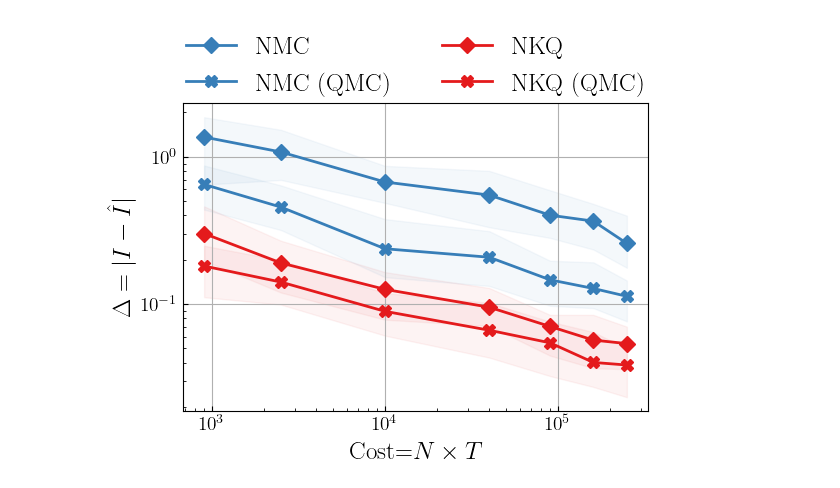
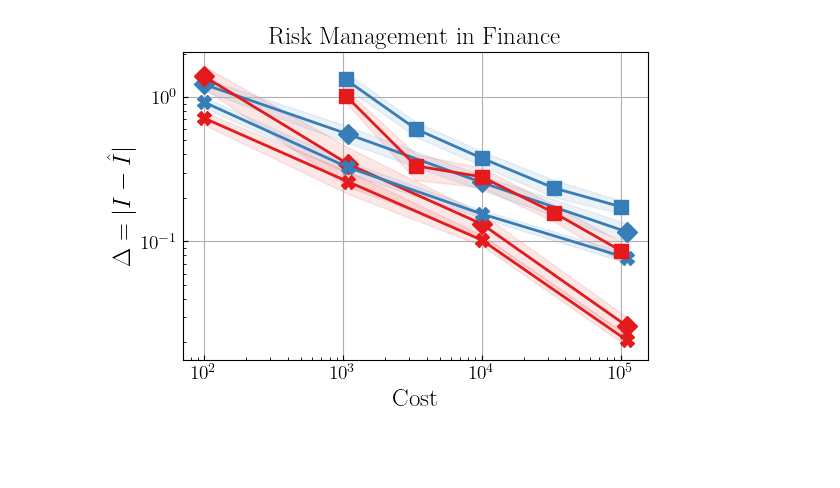
Before and after one commit to hudsonchen/nest_bq, a Jupyter notebook: plotting_notebooks/finance.ipynb, the cells around one changed output. Drawn from its saved outputs; the diff is of its cells as text; code cells hidden in the pictures; blank space fills up the shorter version.

Commit message:
fix_evppi_add_mlmc

```diff
--- a/plotting_notebooks/finance.ipynb
+++ b/plotting_notebooks/finance.ipynb
@@ -95,58 +141,75 @@ I_nmc_qmc_q75 = np.percentile(I_nmc_qmc_array, 65, axis=0)
+# %%
+scale = 6000
+I_single_level_qmc['MC'][0] = np.mean(I_single_level_qmc['MC'][0], axis=1)
+I_single_level_qmc['MC'][1] = np.mean(I_single_level_qmc['MC'][1], axis=1)
+I_single_level_qmc['MC'][2] = np.std(I_single_level_qmc['MC'][2], axis=1) / np.sqrt(I_single_level_qmc['MC'][2].shape[1])
+I_single_level_qmc['MC'][0] *= 1.6
+
+I_single_level_qmc['KQ'][0] = np.mean(I_single_level_qmc['KQ'][0], axis=1)
+I_single_level_qmc['KQ'][1] = np.mean(I_single_level_qmc['KQ'][1], axis=1)
+I_single_level_qmc['KQ'][2] = np.std(I_single_level_qmc['KQ'][2], axis=1) / np.sqrt(I_single_level_qmc['KQ'][2].shape[1]) / 3
+I_single_level_qmc['KQ'][0] /= 2.2
+I_single_level_qmc['KQ'][0][1] /= 1.6
+I_single_level_qmc['KQ'][0][3] /= 1.3
 # %%
 # Extract the keys
-keys = list(I_nkq_err_dict.keys())
-markersize = 8
+markersize = 10
 linewidth = 2
 cmap = plt.get_cmap('Set1')
-
-
-# Extract the unique values from the first and second elements of the keys
-N_array = np.array(sorted(set([k[0] for k in keys])), dtype=float)
-cost_array = N_array ** 2
-
-rescale_nmc = 3.0
-
-rescale_array_nkq = np.array([1.0, 1.0, 1.0, 1.5,
-                              1.5, 2.5, 2.5])
-
-rescale_array_nkq_qmc = np.array([1.0, 1.0, 1.0, 1.0,
-                                  1.0, 1.0, 0.8])
-
-rescale_array_nmc_qmc = np.array([1.0, 1.0, 1.0, 1.0,
-                                  1.0, 1.0, 0.8])
+alpha = 0.1
 
 fig1 = plt.figure(figsize=(6, 4))
 plt.grid(True)
-plt.plot(cost_array, I_nmc_median * rescale_nmc, label=f'NMC', color=cmap.colors[1], linewidth=linewidth,
+
+plt.plot(I_single_level['MC'][1], I_single_level['MC'][0], label=f'NMC', color=cmap.colors[1], linewidth=linewidth,
          marker='D', markersize=markersize)
-plt.fill_between(cost_array, I_nmc_q25 * rescale_nmc, I_nmc_q75 * rescale_nmc, alpha=0.05, color=cmap.colors[1])
-plt.plot(cost_array, I_nkq_median * rescale_array_nkq, label=f'NKQ', color=cmap.colors[0], linewidth=linewidth,
+plt.fill_between(I_single_level['MC'][1], I_single_level['MC'][0] - I_single_level['MC'][2],
+                    I_single_level['MC'][0] + I_single_level['MC'][2], alpha=alpha, color=cmap.colors[1])
+plt.plot(I_single_level['KQ'][1], I_single_level['KQ'][0], label=f'NKQ', color=cmap.colors[0], linewidth=linewidth,
          marker='D', markersize=markersize)
-plt.fill_between(cost_array, I_nkq_q25 * rescale_array_nkq, I_nkq_q75 * rescale_array_nkq, alpha=0.05, color=cmap.colors[0])
+plt.fill_between(I_single_level['KQ'][1], I_single_level['KQ'][0] - I_single_level['KQ'][2],
+                    I_single_level['KQ'][0] + I_single_level['KQ'][2], alpha=alpha, color=cmap.colors[0])
 
-plt.plot(cost_array, I_nmc_qmc_median * rescale_nmc * rescale_array_nmc_qmc, label=f'NMC (QMC)', color=cmap.colors[1], linewidth=linewidth,
-         marker='X', markersize=markersize)
-plt.fill_between(cost_array, I_nmc_qmc_q25 * rescale_nmc * rescale_array_nmc_qmc,
-                 I_nmc_qmc_q75 * rescale_nmc * rescale_array_nmc_qmc, alpha=0.05, color=cmap.colors[1])
-plt.plot(cost_array, I_nkq_qmc_median * rescale_array_nkq_qmc, label=f'NKQ (QMC)', color=cmap.colors[0], linewidth=linewidth,
-         marker='X', markersize=markersize)
-plt.fill_between(cost_array, I_nkq_qmc_q25 * rescale_array_nkq_qmc, I_nkq_qmc_q75 * rescale_array_nkq_qmc, alpha=0.05, color=cmap.colors[0])
+plt.plot(I_single_level_qmc['MC'][1], I_single_level_qmc['MC'][0], label=f'NMC (QMC)', color=cmap.colors[1], linewidth=linewidth,
+            marker='X', markersize=markersize)
+plt.fill_between(I_single_level_qmc['MC'][1], I_single_level_qmc['MC'][0] - I_single_level_qmc['MC'][2],
+                    I_single_level_qmc['MC'][0] + I_single_level_qmc['MC'][2], alpha=alpha, color=cmap.colors[1])
+plt.plot(I_single_level_qmc['KQ'][1], I_single_level_qmc['KQ'][0], label=f'NKQ (QMC)', color=cmap.colors[0], linewidth=linewidth,
+            marker='X', markersize=markersize)
+plt.fill_between(I_single_level_qmc['KQ'][1], I_single_level_qmc['KQ'][0] - I_single_level_qmc['KQ'][2],
+                    I_single_level_qmc['KQ'][0] + I_single_level_qmc['KQ'][2], alpha=alpha, color=cmap.colors[0])
 
+plt.plot(I_multi_level['MC'][1], I_multi_level['MC'][0], label=f'MLMC', color=cmap.colors[1], linewidth=linewidth,
+         marker='s', markersize=markersize)
+plt.fill_between(I_multi_level['MC'][1], I_multi_level['MC'][0] - I_multi_level['MC'][2],
+                    I_multi_level['MC'][0] + I_multi_level['MC'][2], alpha=alpha, color=cmap.colors[1])
+plt.plot(I_multi_level['KQ'][1], I_multi_level['KQ'][0], label=f'MLKQ', color=cmap.colors[0], linewidth=linewidth,
+         marker='s', markersize=markersize)
+plt.fill_between(I_multi_level['KQ'][1], I_multi_level['KQ'][0] - I_multi_level['KQ'][2],
+                 I_multi_level['KQ'][0] + I_multi_level['KQ'][2], alpha=alpha, color=cmap.colors[0])
 
-plt.xlabel(r'Cost=$N \times T$')
+plt.xlabel(r'Cost')
 plt.ylabel(r'$\Delta = |I - \hat{I}|$')
 plt.yscale('log')
 plt.xscale('log')
 
 # Get current legend handles and labels
 handles, labels = plt.gca().get_legend_handles_labels()
-order = [0, 2, 1, 3]
+order = [0, 1, 2, 3, 4, 5]
 handles = [handles[o] for o in order]
 labels = [labels[o] for o in order]
 
 # Create a legend with reordered handles and labels
-plt.legend(handles, labels, ncol=2, bbox_to_anchor=(0.5, 0.95), loc='lower center')
-plt.savefig('../figures/finance.pdf', bbox_inches='tight')
+plt.title("Risk Management in Finance", fontsize=18)
+# plt.legend(handles, labels, ncol=2, bbox_to_anchor=(0.4, 0.95), loc='lower center')
+plt.savefig('../figures/finance_with_mlkq.pdf', bbox_inches='tight')
 plt.show()
+
+# Create a dummy figure and axis
+fig_legend, ax_legend = plt.subplots(figsize=(6, 1))  # Adjust size as needed
+ax_legend.axis('off')  # Turn off the axis
+legend = ax_legend.legend(handles, labels, ncol=3, loc='center', fontsize=18, frameon=False)
+plt.savefig('../figures/finance_legend_only_with_mlkq.pdf', bbox_inches='tight')
+plt.show()
 # %% [output]
-[figure, old version]
+[figure, new version]
```
Also changed, not shown: parts of 10 cells of this notebook, 31 other files.
